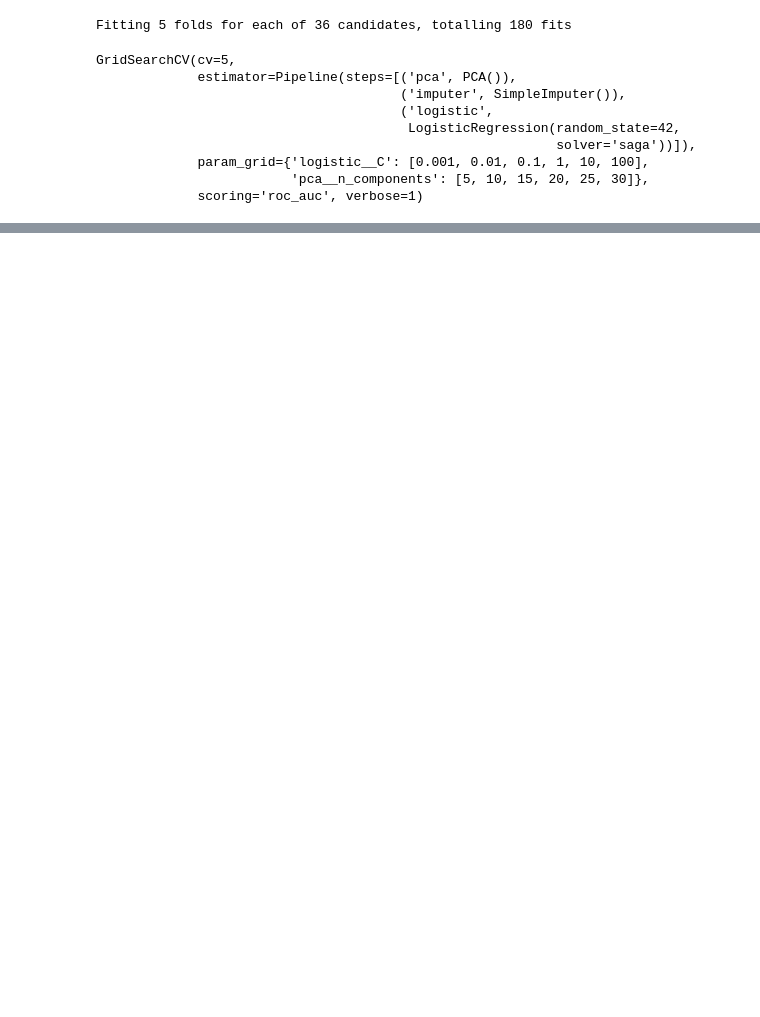
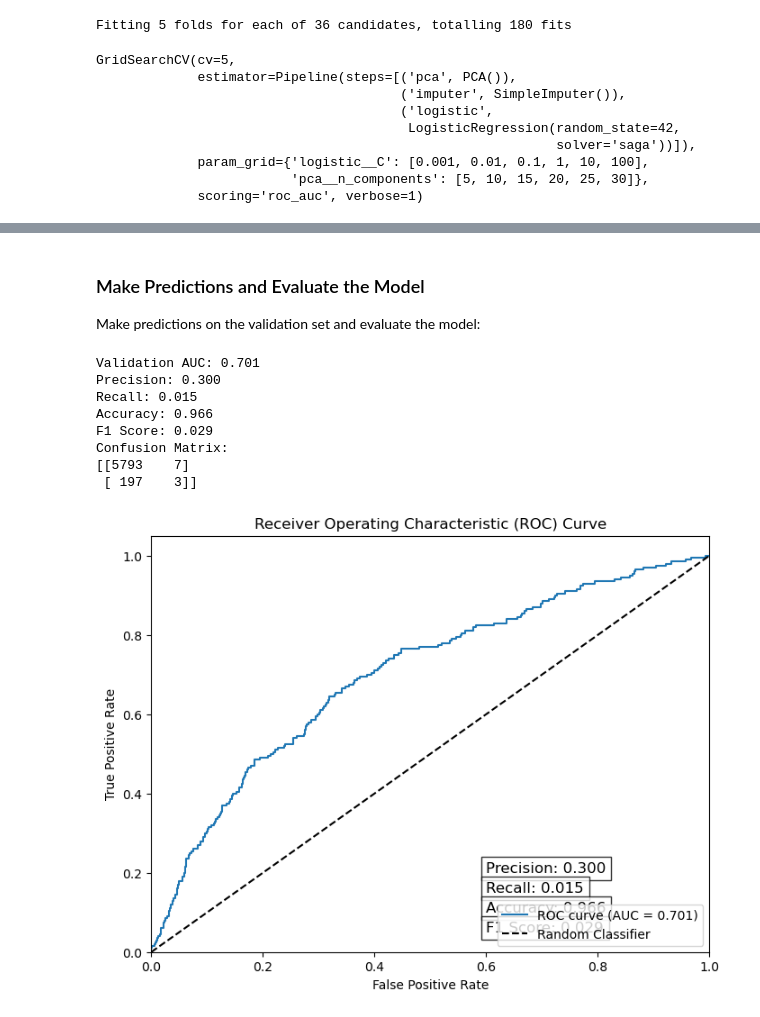
Before and after one commit to DataScienceAndEngineering/machine-learning-dse-i210-final-project-credit-risk, a Jupyter notebook: notebooks/am_regression_model.ipynb, the cells around one changed output, grey strips where cells are left out. Saved outputs shown, nothing was run; the diff lists cells and outputs as text; code cells hidden in the pictures; blank space fills up the shorter version.

Commit message:
merging XGboost model

```diff
--- a/notebooks/am_regression_model.ipynb
+++ b/notebooks/am_regression_model.ipynb
@@ -365,0 +448,6 @@ plt.show()
+# %%
+# Initialize the XGBoost model
+xgb_model = xgb.XGBClassifier(use_label_encoder=False, eval_metric='logloss')
+
+# Fit the model on the training data
+xgb_model.fit(X_train_scaled, y_train)
@@ -365,0 +466,61 @@ plt.show()
+# %% [markdown]
+### Make Predictions and Evaluate the Model
+Make predictions on the validation set and evaluate the model:
+# %%
+# Predict probabilities on the validation set
+y_pred_prob = xgb_model.predict_proba(X_valid_scaled)[:, 1]
+
+# Compute AUC
+auc_score = roc_auc_score(y_valid, y_pred_prob)
+print(f"Validation AUC: {auc_score:.3f}")
+
+# Adjust the classification threshold if needed
+threshold = 0.3
+y_pred = (y_pred_prob >= threshold).astype(int)
+
+# Compute precision, recall, accuracy, and F1 score
+precision = precision_score(y_valid, y_pred)
+recall = recall_score(y_valid, y_pred)
+accuracy = accuracy_score(y_valid, y_pred)
+f1 = f1_score(y_valid, y_pred)
+
+print(f"Precision: {precision:.3f}")
+print(f"Recall: {recall:.3f}")
+print(f"Accuracy: {accuracy:.3f}")
+print(f"F1 Score: {f1:.3f}")
+
+# Compute confusion matrix
+conf_matrix = confusion_matrix(y_valid, y_pred)
+print(f"Confusion Matrix:\n{conf_matrix}")
+
+# Compute ROC curve
+fpr, tpr, thresholds = roc_curve(y_valid, y_pred_prob)
+
+# Plot ROC curve
+plt.figure(figsize=(8, 6))
+plt.plot(fpr, tpr, label=f'ROC curve (AUC = {auc_score:.3f})')
+plt.plot([0, 1], [0, 1], 'k--', label='Random Classifier')
+plt.xlim([0.0, 1.0])
+plt.ylim([0.0, 1.05])
+plt.xlabel('False Positive Rate')
+plt.ylabel('True Positive Rate')
+plt.title('Receiver Operating Characteristic (ROC) Curve')
+plt.legend(loc='lower right')
+
+# Add metrics to the plot
+plt.text(0.6, 0.2, f'Precision: {precision:.3f}', fontsize=12, color='black', bbox=dict(facecolor='white', alpha=0.8))
+plt.text(0.6, 0.15, f'Recall: {recall:.3f}', fontsize=12, color='black', bbox=dict(facecolor='white', alpha=0.8))
+plt.text(0.6, 0.1, f'Accuracy: {accuracy:.3f}', fontsize=12, color='black', bbox=dict(facecolor='white', alpha=0.8))
+plt.text(0.6, 0.05, f'F1 Score: {f1:.3f}', fontsize=12, color='black', bbox=dict(facecolor='white', alpha=0.8))
+
+plt.show()
+# %% [output]
+Validation AUC: 0.701
+Precision: 0.300
+Recall: 0.015
+Accuracy: 0.966
+F1 Score: 0.029
+Confusion Matrix:
+[[5793    7]
+ [ 197    3]]
+[figure, added]
```
Also changed, not shown: parts of 33 cells of this notebook.
